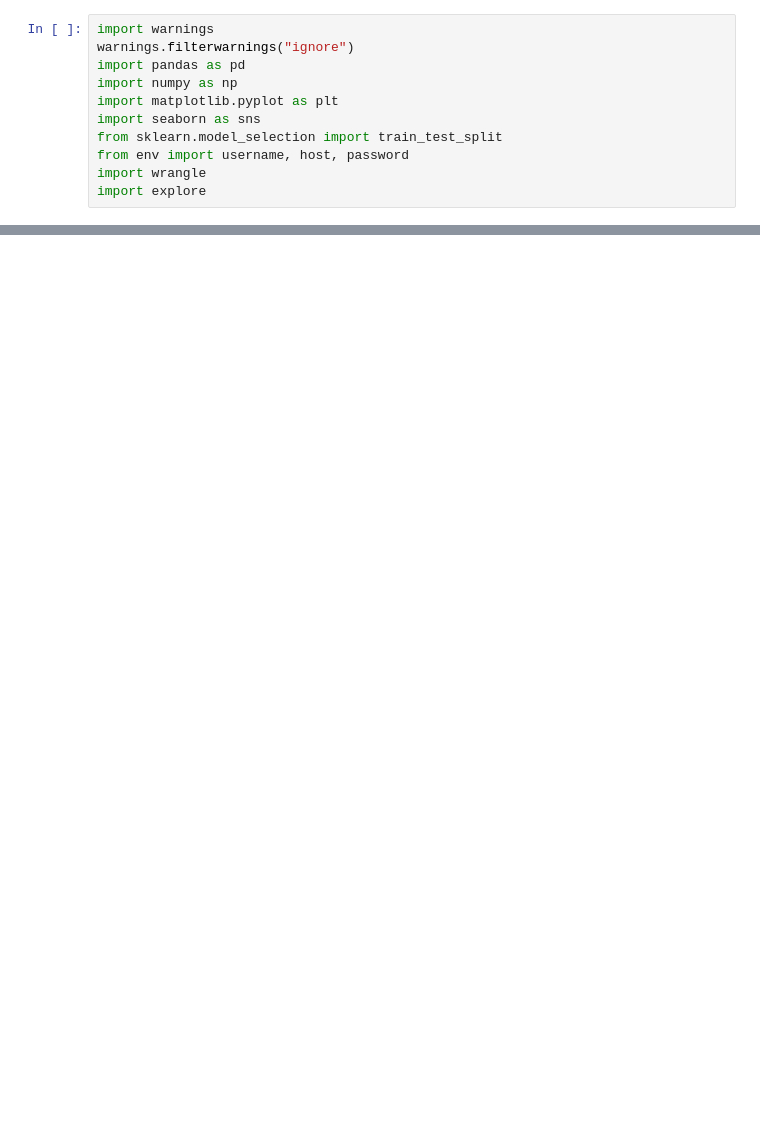
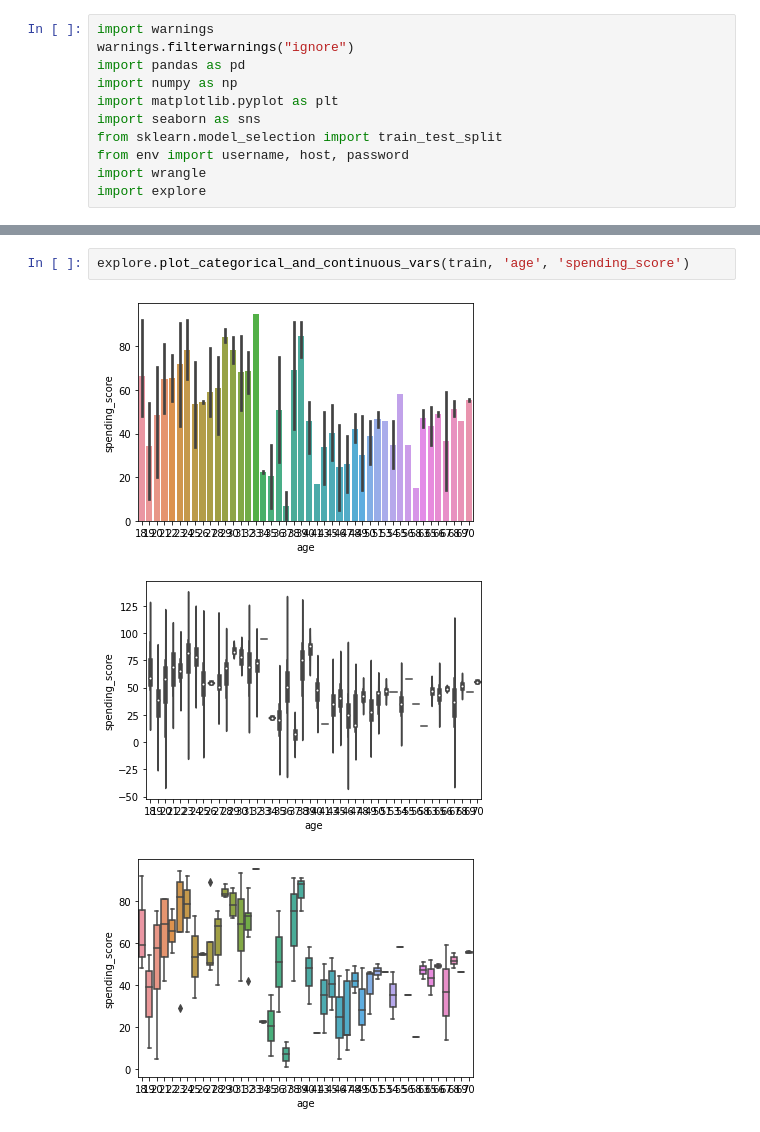
Before and after one commit to chriseverts/regression-exercises-, a Jupyter notebook: mall.ipynb, the cells around one changed output, grey strips where cells are left out. Saved outputs shown, nothing was run; the diff lists cells and outputs as text; blank space fills up the shorter version.

```diff
--- a/mall.ipynb
+++ b/mall.ipynb
@@ -19,0 +61,6 @@ AttributeError: 'function' object has no attribute 'head'
+# %%
+explore.plot_categorical_and_continuous_vars(train, 'age', 'spending_score')
+# %% [output]
+[figure, added]
+[figure, added]
+[figure, added]
```
Also changed, not shown: parts of 9 cells of this notebook, 2 other files.
